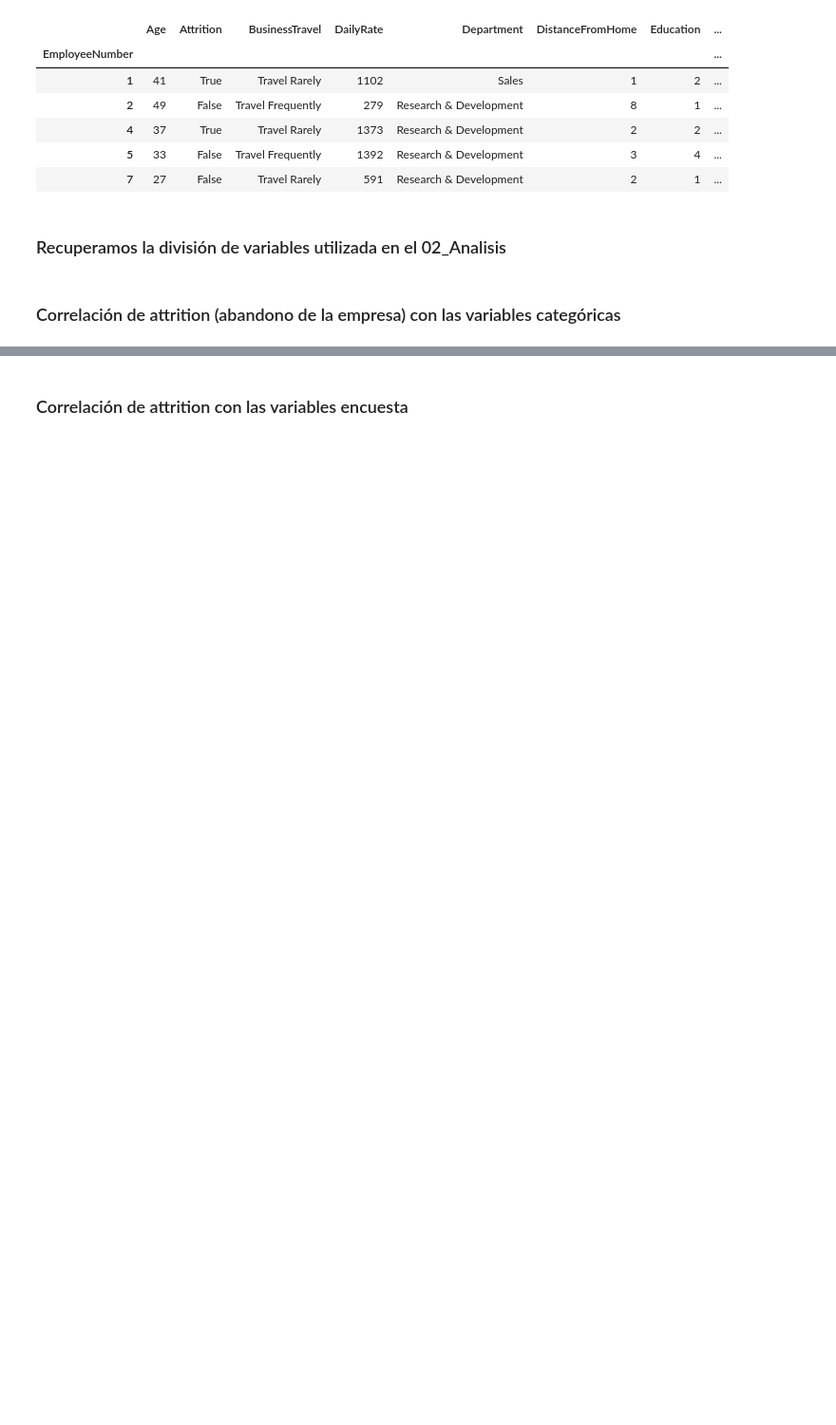
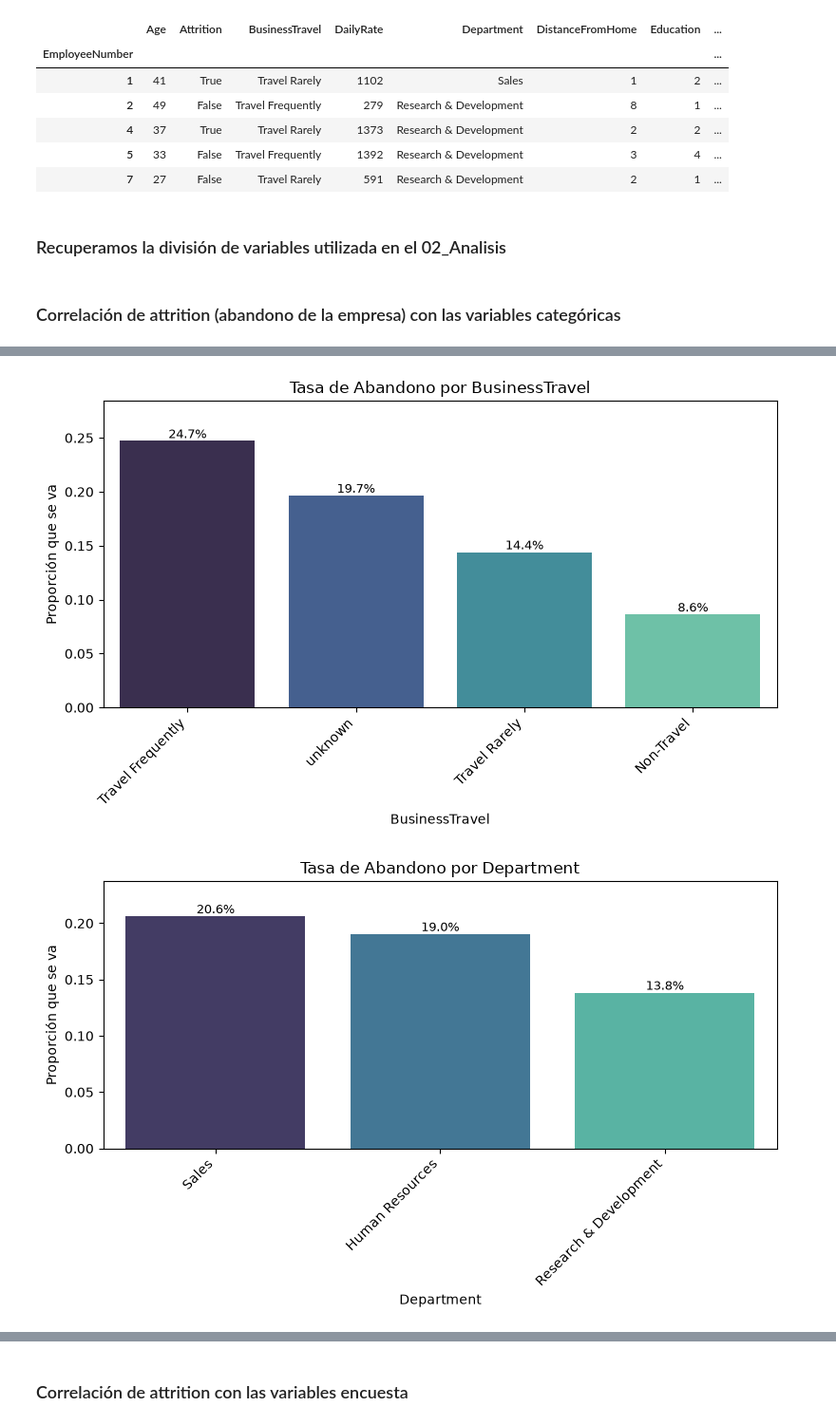
Before and after one commit to Adalab/project-da-promo-67-modulo-3-team-2, a Jupyter notebook: src/notebooks/03_Correlacion.ipynb, the cells around one changed output, grey strips where cells are left out. Shown at 95% size. Drawn from its saved outputs; the diff is of its cells as text; code cells hidden in the pictures; blank space fills up the shorter version.

```diff
--- a/src/notebooks/03_Correlacion.ipynb
+++ b/src/notebooks/03_Correlacion.ipynb
@@ -112,0 +80,5 @@ for variable in variables_categoricas:
+# %%
+crear_graficos_barras_porcentaje(df_final, variables_categoricas)
+# %% [output]
+[figure, added]
+[figure, added]
```
Also changed, not shown: parts of 8 cells of this notebook.
